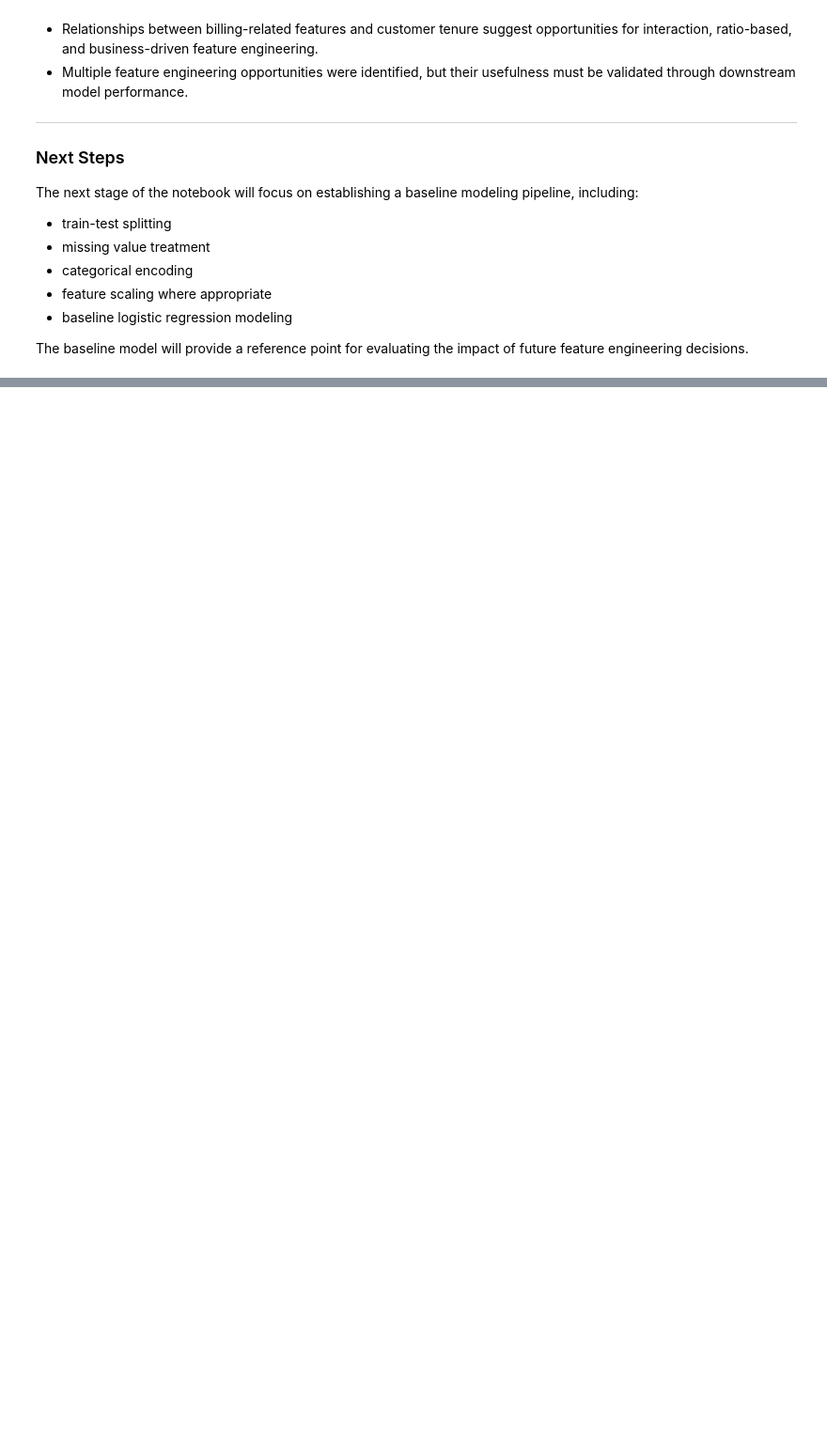
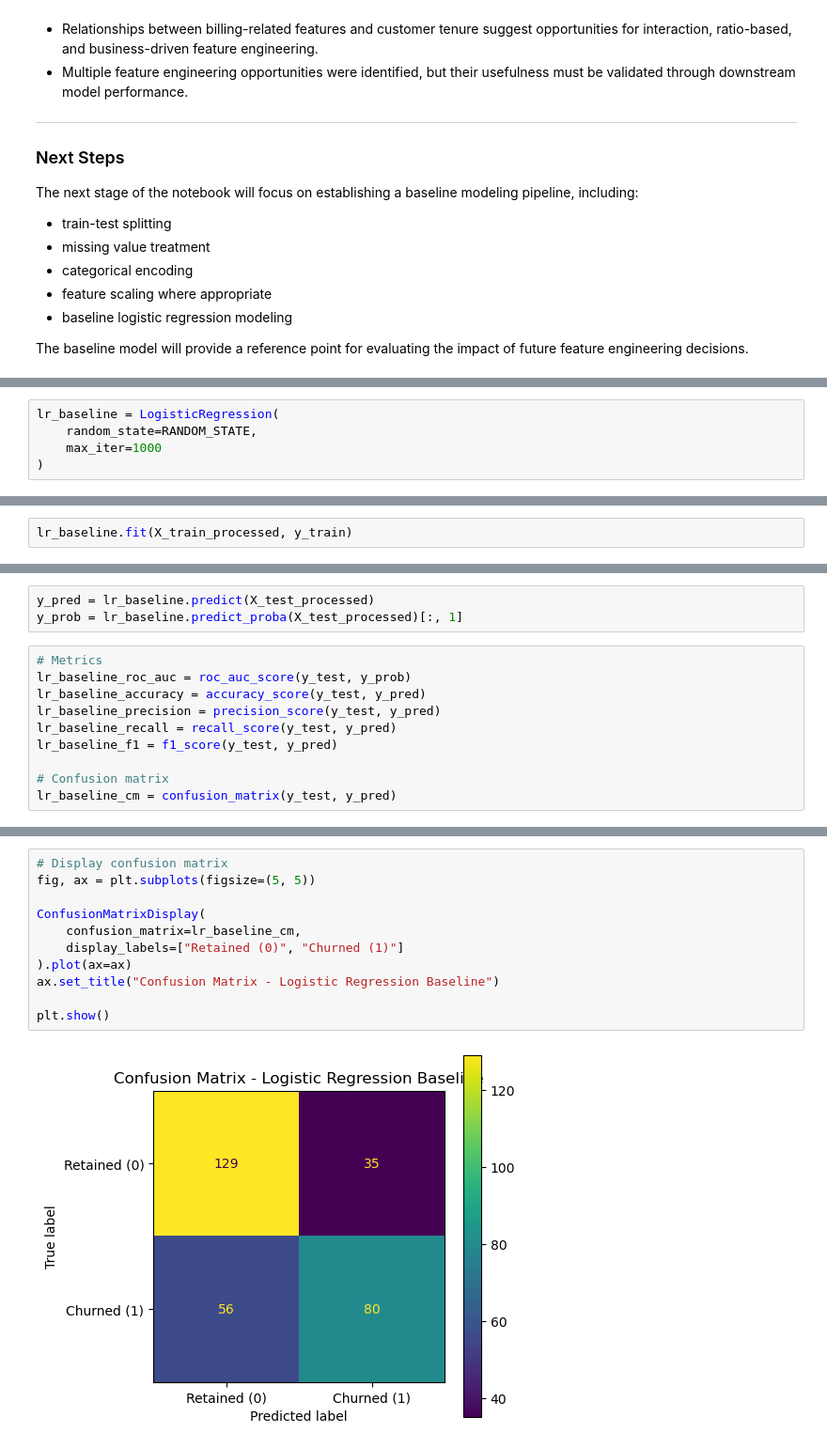
Before and after one commit to AmishaTiwari/ml-model-playbook, a Jupyter notebook: feature_engineering/feature_engineering.ipynb, the cells around one changed output, grey strips where cells are left out. Shown at 94% size. Drawn from its saved outputs; the diff is of its cells as text; blank space fills up the shorter version.

Commit message:
Implement preprocessing workflow and establish baseline model performance

```diff
--- a/feature_engineering/feature_engineering.ipynb
+++ b/feature_engineering/feature_engineering.ipynb
@@ -828,0 +1307,5 @@ The baseline model will provide a reference point for evaluating the impact of f
+# %%
+lr_baseline = LogisticRegression(
+    random_state=RANDOM_STATE,
+    max_iter=1000
+)
@@ -828,0 +1314,2 @@ The baseline model will provide a reference point for evaluating the impact of f
+# %%
+lr_baseline.fit(X_train_processed, y_train)
@@ -828,0 +1320,13 @@ The baseline model will provide a reference point for evaluating the impact of f
+# %%
+y_pred = lr_baseline.predict(X_test_processed)
+y_prob = lr_baseline.predict_proba(X_test_processed)[:, 1]
+# %%
+# Metrics
+lr_baseline_roc_auc = roc_auc_score(y_test, y_prob)
+lr_baseline_accuracy = accuracy_score(y_test, y_pred)
+lr_baseline_precision = precision_score(y_test, y_pred)
+lr_baseline_recall = recall_score(y_test, y_pred)
+lr_baseline_f1 = f1_score(y_test, y_pred)
+
+# Confusion matrix
+lr_baseline_cm = confusion_matrix(y_test, y_pred)
@@ -828,0 +1364,13 @@ The baseline model will provide a reference point for evaluating the impact of f
+# %%
+# Display confusion matrix
+fig, ax = plt.subplots(figsize=(5, 5))
+
+ConfusionMatrixDisplay(
+    confusion_matrix=lr_baseline_cm,
+    display_labels=["Retained (0)", "Churned (1)"]
+).plot(ax=ax)
+ax.set_title("Confusion Matrix - Logistic Regression Baseline")
+
+plt.show()
+# %% [output]
+[figure, added]
```
Also changed, not shown: parts of 55 cells of this notebook.
